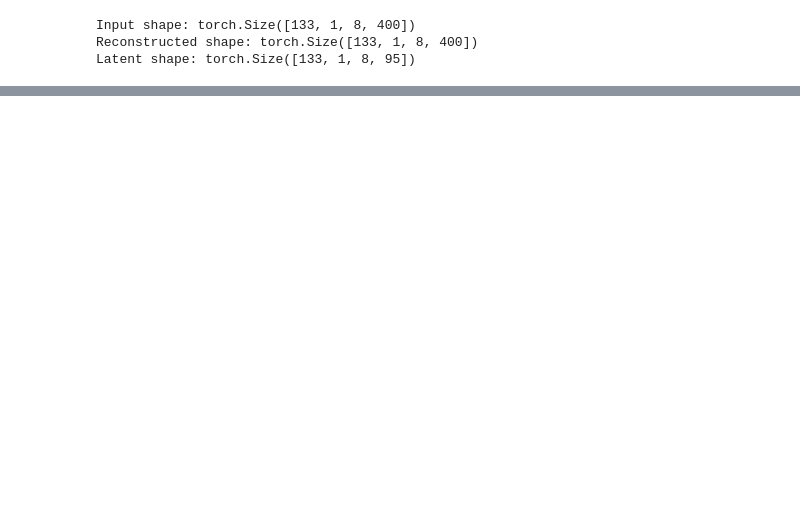
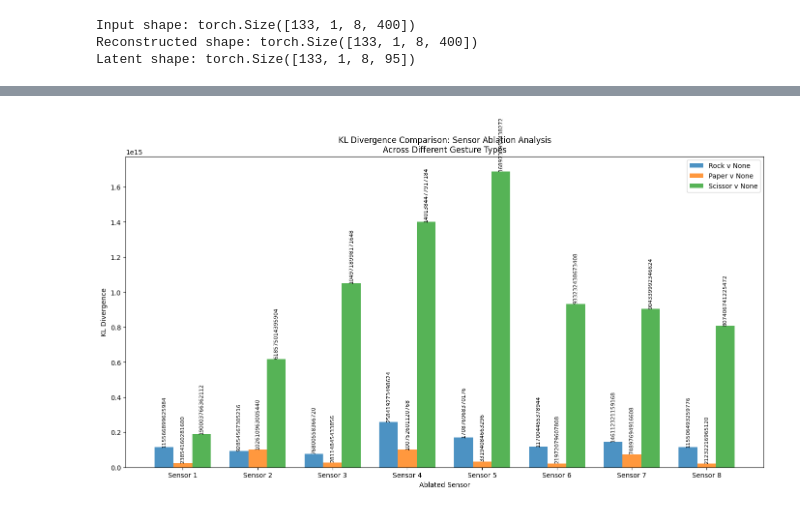
Before and after one commit to freek1/roshambo, a Jupyter notebook: significance.ipynb, the cells around one changed output, grey strips where cells are left out. Saved outputs shown, nothing was run; the diff lists cells and outputs as text; code cells hidden in the pictures; blank space fills up the shorter version.

```diff
--- a/significance.ipynb
+++ b/significance.ipynb
@@ -249,0 +442,66 @@ Ablating sensor 8/8
+# %%
+# Comparison Plot: All Three Analyses
+import matplotlib.pyplot as plt
+import numpy as np
+
+# Combine all KL divergence values
+# Note: Make sure all previous cells have been run to have these variables available
+# kld_vals (rock), kld_vals_paper, kld_vals_scissor
+
+# Create sensor labels
+sensor_labels = [f"Sensor {i}" for i in range(1, 9)]
+
+# Set up the plot
+x = np.arange(len(sensor_labels))
+width = 0.25
+
+fig, ax = plt.subplots(figsize=(14, 8))
+
+# Create bars for each condition
+bars1 = ax.bar(x - width, kld_vals_rock, width, label='Rock v None', alpha=0.8)
+bars2 = ax.bar(x, kld_vals_paper, width, label='Paper v None', alpha=0.8)
+bars3 = ax.bar(x + width, kld_vals_scissor, width, label='Scissor v None', alpha=0.8)
+
+# Customize the plot
+ax.set_xlabel('Ablated Sensor')
+ax.set_ylabel('KL Divergence')
+ax.set_title('KL Divergence Comparison: Sensor Ablation Analysis\nAcross Different Gesture Types')
+ax.set_xticks(x)
+ax.set_xticklabels(sensor_labels)
+ax.legend()
+
+# Add value labels on bars
+def add_value_labels(bars):
+    for bar in bars:
+        height = bar.get_height()
+        ax.text(bar.get_x() + bar.get_width()/2., height,
+                f'{height:.0f}',
+                ha='center', va='bottom', fontsize=8, rotation=90)
+
+add_value_labels(bars1)
+add_value_labels(bars2)
+add_value_labels(bars3)
+
+plt.tight_layout()
+plt.show()
+
+# Print summary statistics
+print("Summary of KL Divergence Values:")
+print("================================")
+print(f"Rock v None - Mean: {np.mean(kld_vals_rock):.0f}, Std: {np.std(kld_vals_rock):.0f}")
+print(f"Paper v None - Mean: {np.mean(kld_vals_paper):.0f}, Std: {np.std(kld_vals_paper):.0f}")
+print(f"Scissor v None - Mean: {np.mean(kld_vals_scissor):.0f}, Std: {np.std(kld_vals_scissor):.0f}")
+
+# Create a summary dataframe for easier analysis
+import pandas as pd
+summary_df = pd.DataFrame({
+    'Sensor': sensor_labels,
+    'Rock_v_None': kld_vals_rock,
+    'Paper_v_None': kld_vals_paper,
+    'Scissor_v_None': kld_vals_scissor
+})
+
+print("\nDetailed KL Divergence Values:")
+print(summary_df)
+# %% [output]
+[figure, added]
```
Also changed, not shown: parts of 4 cells of this notebook.
